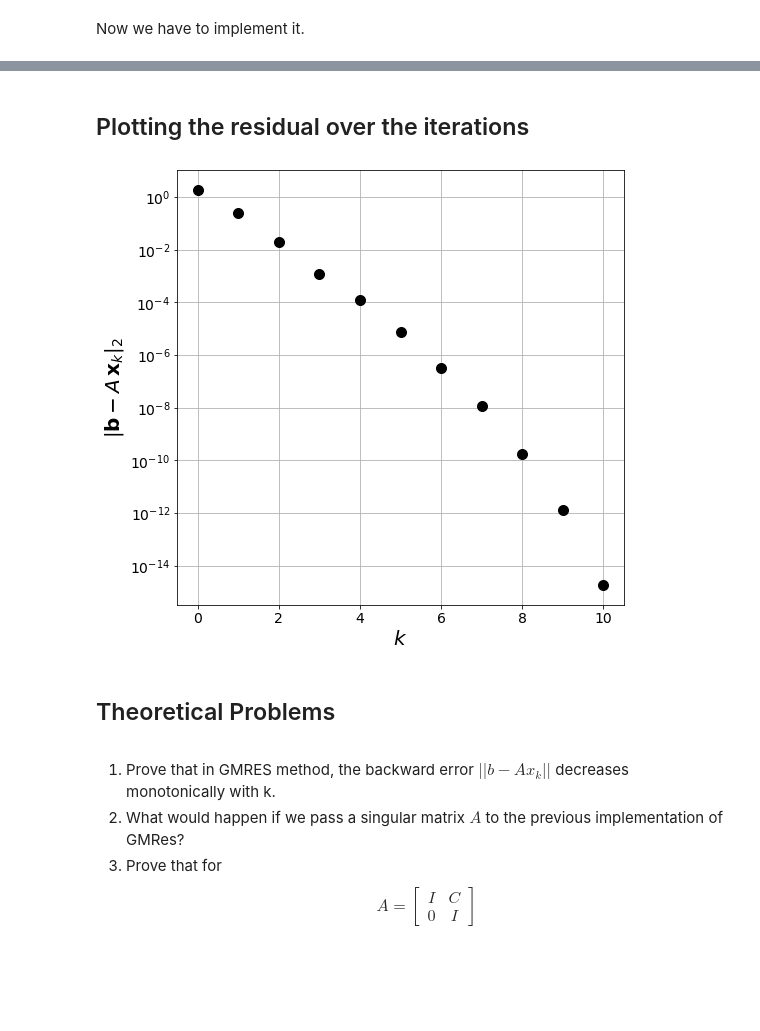
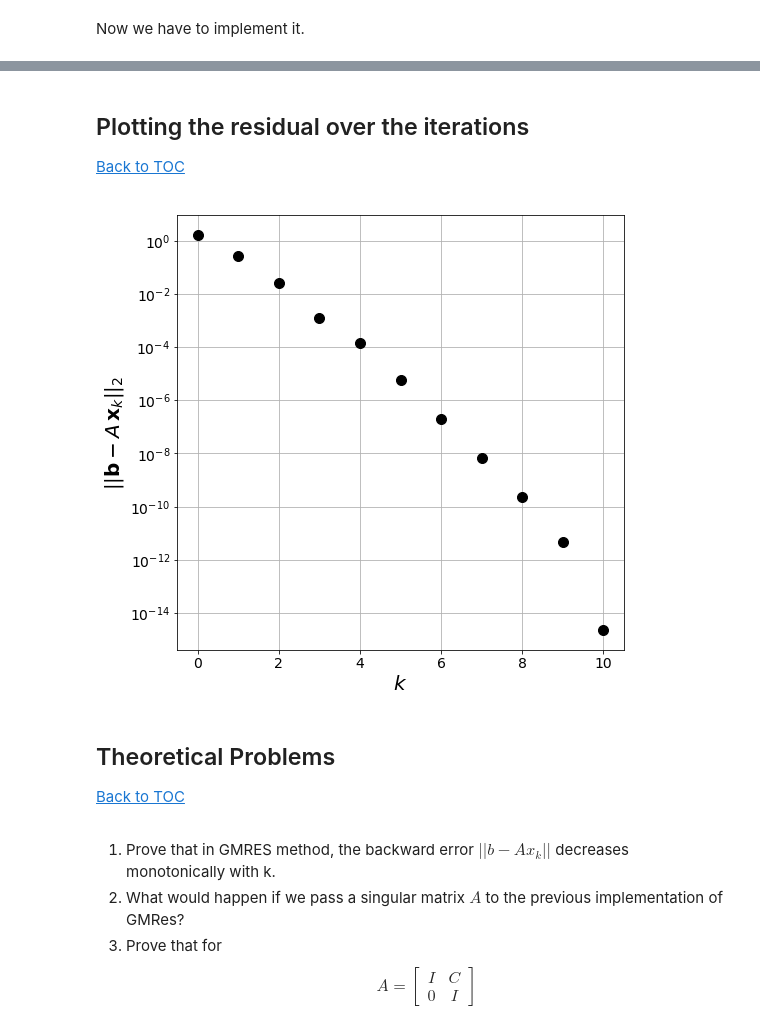
Before and after one commit to tclaudioe/Scientific-Computing, a Jupyter notebook: SC1v2/09_GMRes.ipynb, the cells around one changed output, grey strips where cells are left out. Cells and saved outputs as stored; diff of their text form; code cells hidden in the pictures; blank space fills up the shorter version.

```diff
--- a/SC1v2/09_GMRes.ipynb
+++ b/SC1v2/09_GMRes.ipynb
@@ -112,7 +125,7 @@ def GMRes(A, b, x0=np.array([0.0]), m=10, flag_display=True, threshold=1e-12):
             H_tilde=H[0:k+1,0:k+1]
         # Solving the 'SMALL' least square problem.
         # This could be improved with Givens rotations!
-        ck = np.linalg.lstsq(H_tilde, nr0*e1)[0]
+        ck = np.linalg.lstsq(H_tilde, nr0*e1,rcond=None)[0]
         if k+1<n:
             x = x0 + np.dot(Q[:,0:(k+1)], ck)
         else:
@@ -132,5 +145,5 @@ def GMRes(A, b, x0=np.array([0.0]), m=10, flag_display=True, threshold=1e-12):
             if flag_display:
                 print('EXIT: norm_small<threshold')
             break
-    return x,out_res
+    return x, out_res
 # %% [markdown]
@@ -204,7 +219,7 @@ To use the future default and silence this warning we advise to pass `rcond=None
 # %%
 A = np.random.rand(10,10)+10*np.eye(10)
 b = np.random.rand(10)
-x_our, out_res = GMRes(A, b, m=10,flag_display=True)
+x_our, out_res = GMRes(A, b, m=10,flag_display=True, threshold=1e-15)
 norm_full=np.linalg.norm(b-np.dot(A,x_our))
 print(norm_full)
 # %% [output]
@@ -230,19 +243,23 @@ To use the future default and silence this warning we advise to pass `rcond=None
 # %% [markdown]
+<div id='Proi' />
+
 ## Plotting the residual over the iterations
+[Back to TOC](#toc)
 # %%
 plt.figure(figsize=(M,M))
 plt.semilogy(out_res,'.k',markersize=20,label='residual')
 plt.grid(True)
 plt.xlabel(r'$k$')
-plt.ylabel(r'$\|\mathbf{b}-A\,\mathbf{x}_k\|_2$')
+plt.ylabel(r'$\|\|\mathbf{b}-A\,\mathbf{x}_k\|\|_2$')
 plt.grid(True)
 plt.show()
 # %% [output]
-[figure, old version]
+[figure, new version]
 # %% [markdown]
 <div id='TP' />
 
 ## Theoretical Problems
+[Back to TOC](#toc)
 # %% [markdown]
 1. Prove that in GMRES method, the backward error $||b- Ax_k||$ decreases monotonically with k.
 2. What would happen if we pass a singular matrix $A$ to the previous implementation of GMRes?
```
Also changed, not shown: parts of 13 cells of this notebook, 2 other files.
